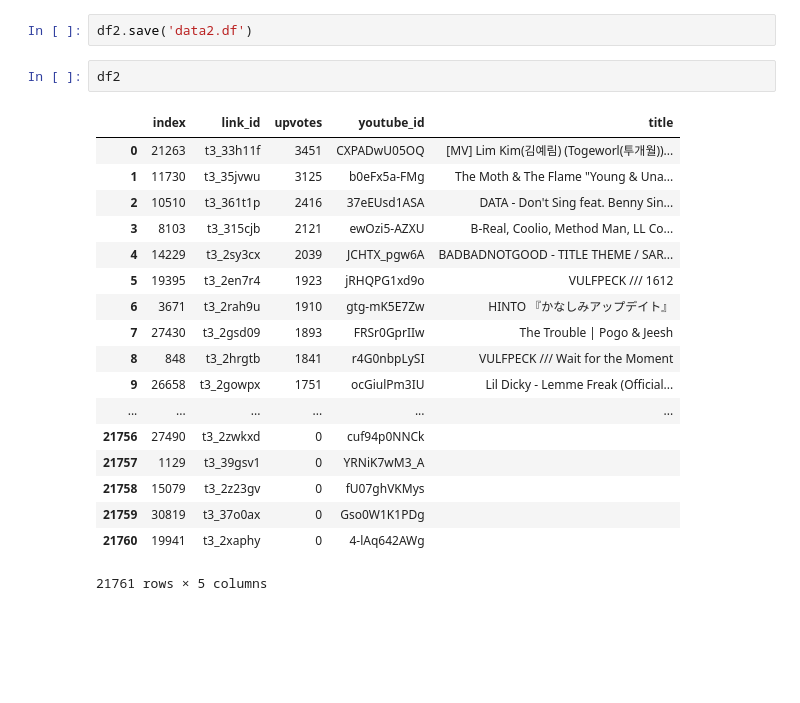
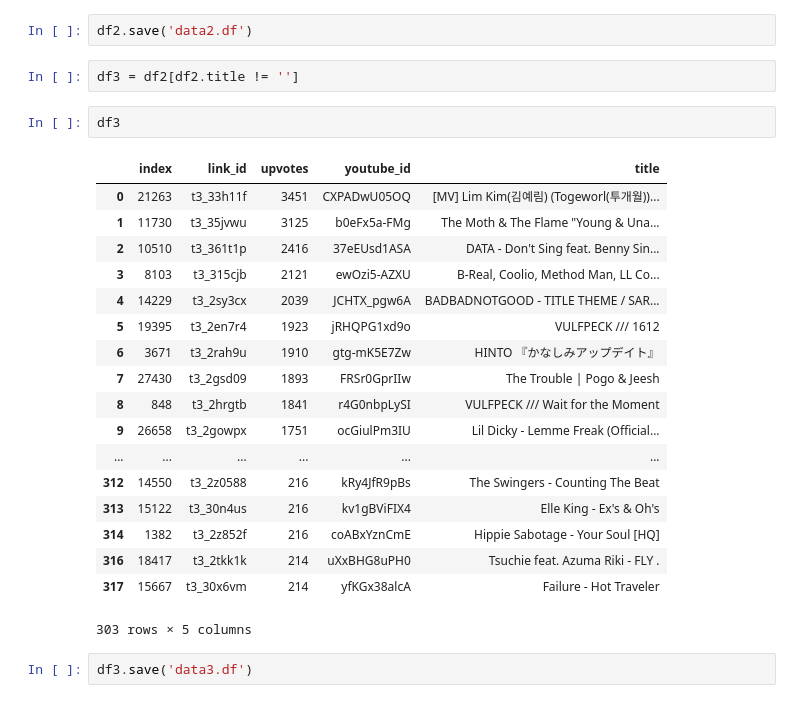
Before and after one commit to ebenolson/listentothis, a Jupyter notebook: notebooks/Build dataset.ipynb, the cells around one changed output. Cells and saved outputs as stored; diff of their text form; blank space fills up the shorter version.

```diff
--- a/notebooks/Build dataset.ipynb
+++ b/notebooks/Build dataset.ipynb
@@ -214,24 +214,28 @@ for i, youtube_id in enumerate(df2['youtube_id']):
 AttributeError: 'NoneType' object has no attribute 'groups'
 # %%
 df2.save('data2.df')
-# %%
-df2
-# %% [output]
-|  | index | link_id | upvotes | youtube_id | title |
-| 0 | 21263 | t3_33h11f | 3451 | CXPADwU05OQ | [MV] Lim Kim(김예림) (Togeworl(투개월))... |
-| 1 | 11730 | t3_35jvwu | 3125 | b0eFx5a-FMg | The Moth & The Flame "Young & Una... |
-| 2 | 10510 | t3_361t1p | 2416 | 37eEUsd1ASA | DATA - Don't Sing feat. Benny Sin... |
-| 3 | 8103 | t3_315cjb | 2121 | ewOzi5-AZXU | B-Real, Coolio, Method Man, LL Co... |
-| 4 | 14229 | t3_2sy3cx | 2039 | JCHTX_pgw6A | BADBADNOTGOOD - TITLE THEME / SAR... |
-| 5 | 19395 | t3_2en7r4 | 1923 | jRHQPG1xd9o | VULFPECK /// 1612 |
-| 6 | 3671 | t3_2rah9u | 1910 | gtg-mK5E7Zw | HINTO 『かなしみアップデイト』 |
-| 7 | 27430 | t3_2gsd09 | 1893 | FRSr0GprIIw | The Trouble | Pogo & Jeesh |
-| 8 | 848 | t3_2hrgtb | 1841 | r4G0nbpLySI | VULFPECK /// Wait for the Moment |
-| 9 | 26658 | t3_2gowpx | 1751 | ocGiulPm3IU | Lil Dicky - Lemme Freak (Official... |
-| ... | ... | ... | ... | ... | ... |
-| 21756 | 27490 | t3_2zwkxd | 0 | cuf94p0NNCk |  |
-| 21757 | 1129 | t3_39gsv1 | 0 | YRNiK7wM3_A |  |
-| 21758 | 15079 | t3_2z23gv | 0 | fU07ghVKMys |  |
-| 21759 | 30819 | t3_37o0ax | 0 | Gso0W1K1PDg |  |
-| 21760 | 19941 | t3_2xaphy | 0 | 4-lAq642AWg |  |
-21761 rows × 5 columns
+# %%
+df3 = df2[df2.title != '']
+# %%
+df3
+# %% [output]
+|  | index | link_id | upvotes | youtube_id | title |
+| 0 | 21263 | t3_33h11f | 3451 | CXPADwU05OQ | [MV] Lim Kim(김예림) (Togeworl(투개월))... |
+| 1 | 11730 | t3_35jvwu | 3125 | b0eFx5a-FMg | The Moth & The Flame "Young & Una... |
+| 2 | 10510 | t3_361t1p | 2416 | 37eEUsd1ASA | DATA - Don't Sing feat. Benny Sin... |
+| 3 | 8103 | t3_315cjb | 2121 | ewOzi5-AZXU | B-Real, Coolio, Method Man, LL Co... |
+| 4 | 14229 | t3_2sy3cx | 2039 | JCHTX_pgw6A | BADBADNOTGOOD - TITLE THEME / SAR... |
+| 5 | 19395 | t3_2en7r4 | 1923 | jRHQPG1xd9o | VULFPECK /// 1612 |
+| 6 | 3671 | t3_2rah9u | 1910 | gtg-mK5E7Zw | HINTO 『かなしみアップデイト』 |
+| 7 | 27430 | t3_2gsd09 | 1893 | FRSr0GprIIw | The Trouble | Pogo & Jeesh |
+| 8 | 848 | t3_2hrgtb | 1841 | r4G0nbpLySI | VULFPECK /// Wait for the Moment |
+| 9 | 26658 | t3_2gowpx | 1751 | ocGiulPm3IU | Lil Dicky - Lemme Freak (Official... |
+| ... | ... | ... | ... | ... | ... |
+| 312 | 14550 | t3_2z0588 | 216 | kRy4JfR9pBs | The Swingers - Counting The Beat |
+| 313 | 15122 | t3_30n4us | 216 | kv1gBViFIX4 | Elle King - Ex's & Oh's |
+| 314 | 1382 | t3_2z852f | 216 | coABxYznCmE | Hippie Sabotage - Your Soul [HQ] |
+| 316 | 18417 | t3_2tkk1k | 214 | uXxBHG8uPH0 | Tsuchie feat. Azuma Riki - FLY . |
+| 317 | 15667 | t3_30x6vm | 214 | yfKGx38alcA | Failure - Hot Traveler |
+303 rows × 5 columns
+# %%
+df3.save('data3.df')
```
Also changed, not shown: 2 other files.
